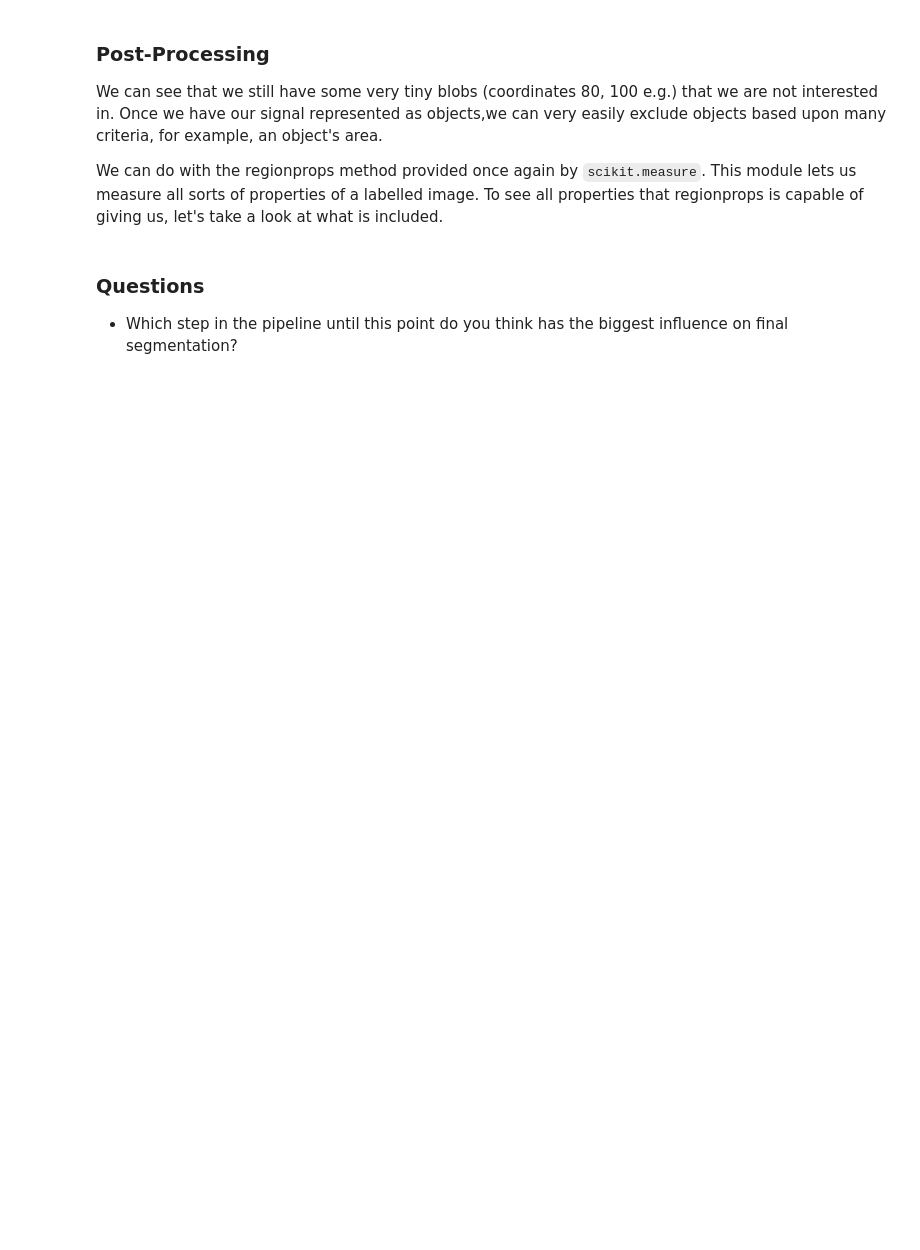
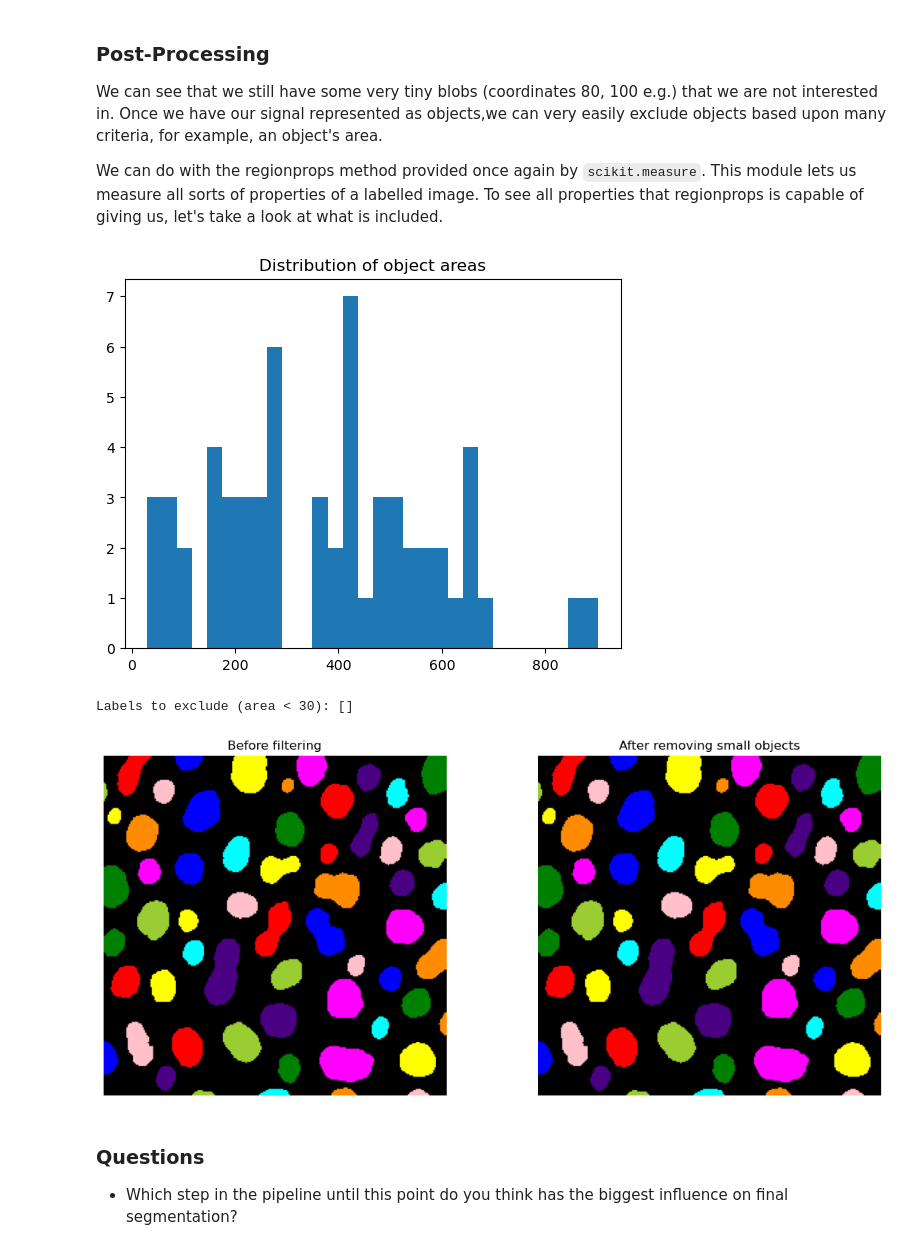
Before and after one commit to m-albert/mnb-image-analysis, a Jupyter notebook: materials/image_processing/image_processing.ipynb, the cells around one changed output. Drawn from its saved outputs; the diff is of its cells as text; code cells hidden in the pictures; blank space fills up the shorter version.

```diff
--- a/materials/image_processing/image_processing.ipynb
+++ b/materials/image_processing/image_processing.ipynb
@@ -494,41 +471,58 @@ print([p for p in dir(props[0]) if not p.startswith("_")])
 # %%
 label_image_original = label_image.copy()
 
+# Compute region properties using measure.regionprops, with the intensity image as img_blobs
+# The label image shows the objects, while intensity image is where we want to get intensity measurements from
 properties = measure.regionprops(label_image, intensity_image=img_blobs)
 
-areas = [prop.area for prop in properties]
+# Get all areas per object and plot histogram
+# Each prop object in properties has an area attribute, we use a for loop to fill a list of all areas
+
+areas = [] # make empty area list
+for prop in properties:
+    areas.append(prop.area) # for each prop in properties, we append the area attribute to the areas list
+
+# Plotting histogram
 plt.hist(areas, bins=30)
 plt.title("Distribution of object areas")
 plt.show()
 
 # Find small objects
-labels_to_exclude = [prop.label for prop in properties if prop.area < 30]
+labels_to_exclude = [] # Empty list to find labels that are too small
+for prop in properties:
+    if prop.area < 30:
+        # For each prop in properties, if the area is less than 30, we append the label to the labels_to_exclude list
+        labels_to_exclude.append(prop.label)
 print(f"Labels to exclude (area < 30): {labels_to_exclude}")
 
 # Remove small objects
 # We choose to set the label to 0 (background) instead of deleting the label,
 # so that we can visualize the removed objects in the next step
 # Read: for all labels in label_to_exclude, we set in label_image where the label is equal to that to 0 pixel value
 for label in labels_to_exclude:
     label_image[label_image == label] = 0
 
 # Create colored label images
 label_colored_before = label2rgb(label_image_original, bg_label=0, bg_color=(0, 0, 0))
 label_colored_after = label2rgb(label_image, bg_label=0, bg_color=(0, 0, 0))
 
 # Show side-by-side
 fig, ax = plt.subplots(1, 2, figsize=(12,5))
 
 ax[0].imshow(label_colored_before)
 ax[0].set_title("Before filtering")
 ax[0].axis("off")
 
 ax[1].imshow(label_colored_after)
 ax[1].set_title("After removing small objects")
 ax[1].axis("off")
 
 plt.tight_layout()
 plt.show()
+# %% [output]
+[figure, added]
+Labels to exclude (area < 30): []
+[figure, added]
 # %% [markdown]
 ### Questions
 
```
Also changed, not shown: parts of 20 cells of this notebook.
